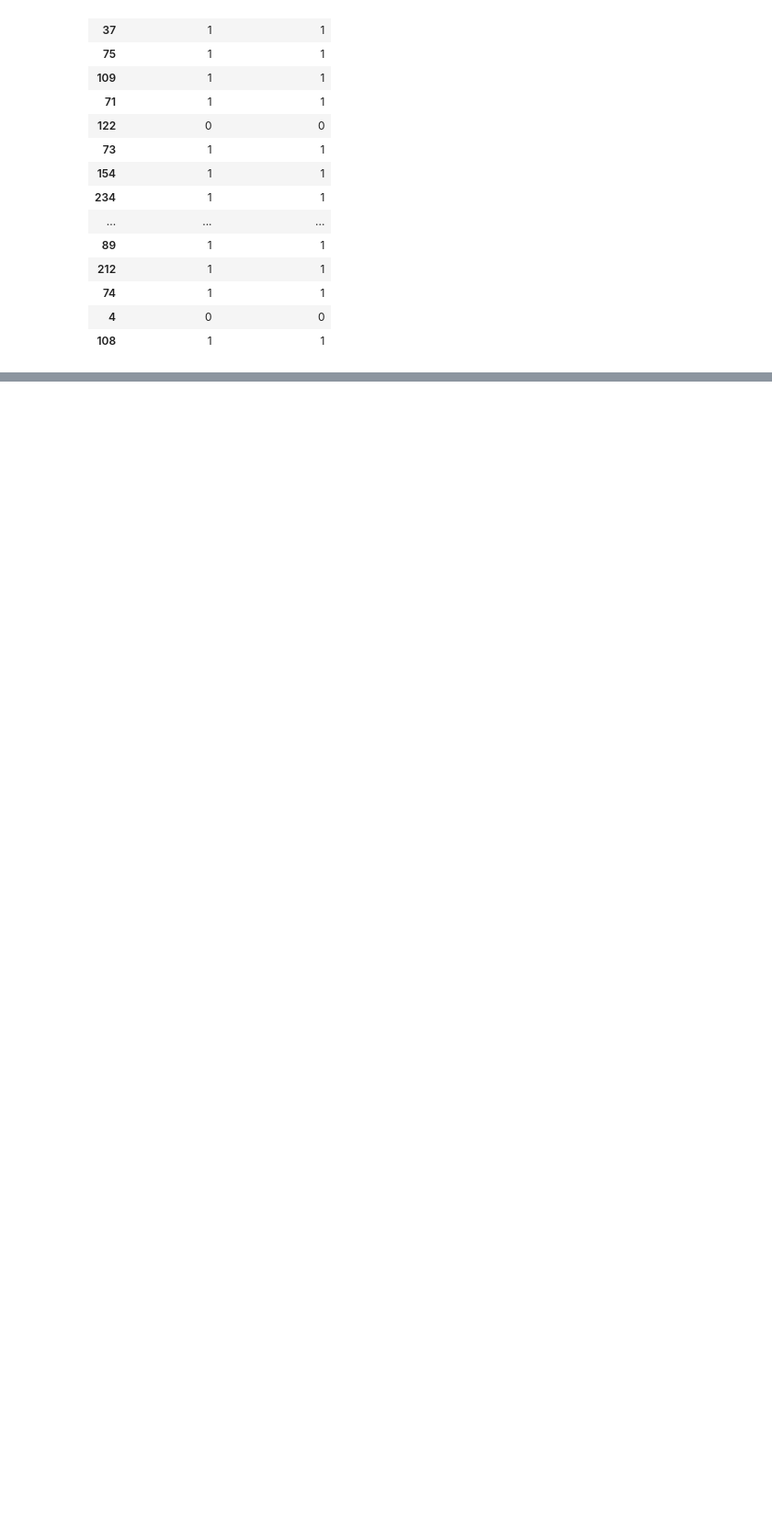
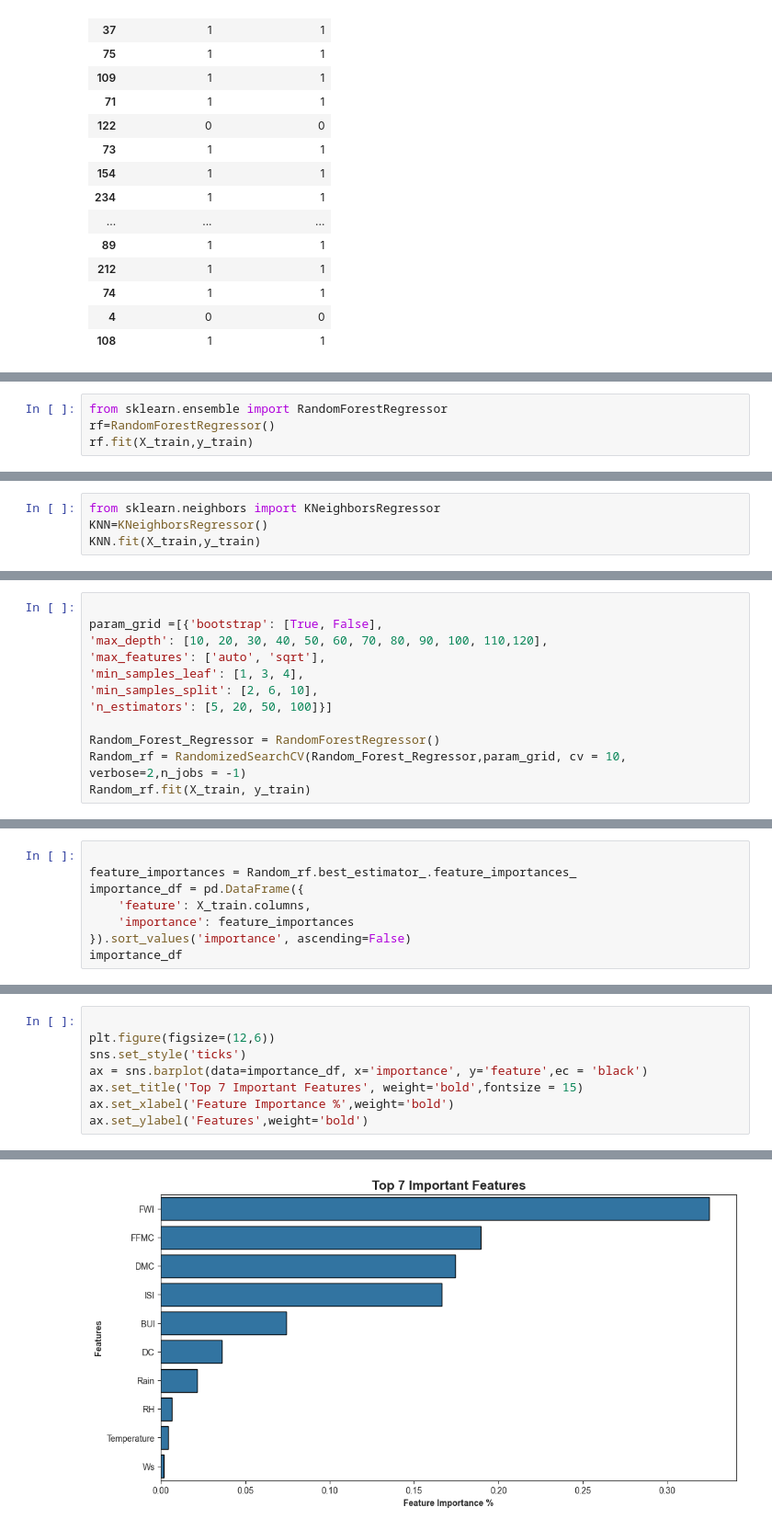
Before and after one commit to anugrahrk/Forest-fire, a Jupyter notebook: Forest_fire.ipynb, the cells around one changed output, grey strips where cells are left out. Shown at 92% size. Drawn from its saved outputs; the diff is of its cells as text; blank space fills up the shorter version.

```diff
--- a/Forest_fire.ipynb
+++ b/Forest_fire.ipynb
@@ -1296,0 +1642,4 @@ Predicted Class: 1
+# %%
+from sklearn.ensemble import RandomForestRegressor
+rf=RandomForestRegressor()
+rf.fit(X_train,y_train)
@@ -1296,0 +1700,4 @@ Predicted Class: 1
+# %%
+from sklearn.neighbors import KNeighborsRegressor
+KNN=KNeighborsRegressor()
+KNN.fit(X_train,y_train)
@@ -1296,0 +1757,12 @@ Predicted Class: 1
+# %%
+
+param_grid =[{'bootstrap': [True, False],
+'max_depth': [10, 20, 30, 40, 50, 60, 70, 80, 90, 100, 110,120],
+'max_features': ['auto', 'sqrt'],
+'min_samples_leaf': [1, 3, 4],
+'min_samples_split': [2, 6, 10],
+'n_estimators': [5, 20, 50, 100]}]
+
+Random_Forest_Regressor = RandomForestRegressor()
+Random_rf = RandomizedSearchCV(Random_Forest_Regressor,param_grid, cv = 10, verbose=2,n_jobs = -1)
+Random_rf.fit(X_train, y_train)
@@ -1296,0 +1862,8 @@ Predicted Class: 1
+# %%
+
+feature_importances = Random_rf.best_estimator_.feature_importances_
+importance_df = pd.DataFrame({
+    'feature': X_train.columns,
+    'importance': feature_importances
+}).sort_values('importance', ascending=False)
+importance_df
@@ -1296,0 +1882,9 @@ Predicted Class: 1
+# %%
+
+plt.figure(figsize=(12,6))
+sns.set_style('ticks')
+ax = sns.barplot(data=importance_df, x='importance', y='feature',ec = 'black')
+ax.set_title('Top 7 Important Features', weight='bold',fontsize = 15)
+ax.set_xlabel('Feature Importance %',weight='bold')
+ax.set_ylabel('Features',weight='bold')
+# %% [output]
@@ -1296,0 +1892 @@ Predicted Class: 1
+[figure, added]
```
Also changed, not shown: parts of 87 cells of this notebook, 17 other files.
